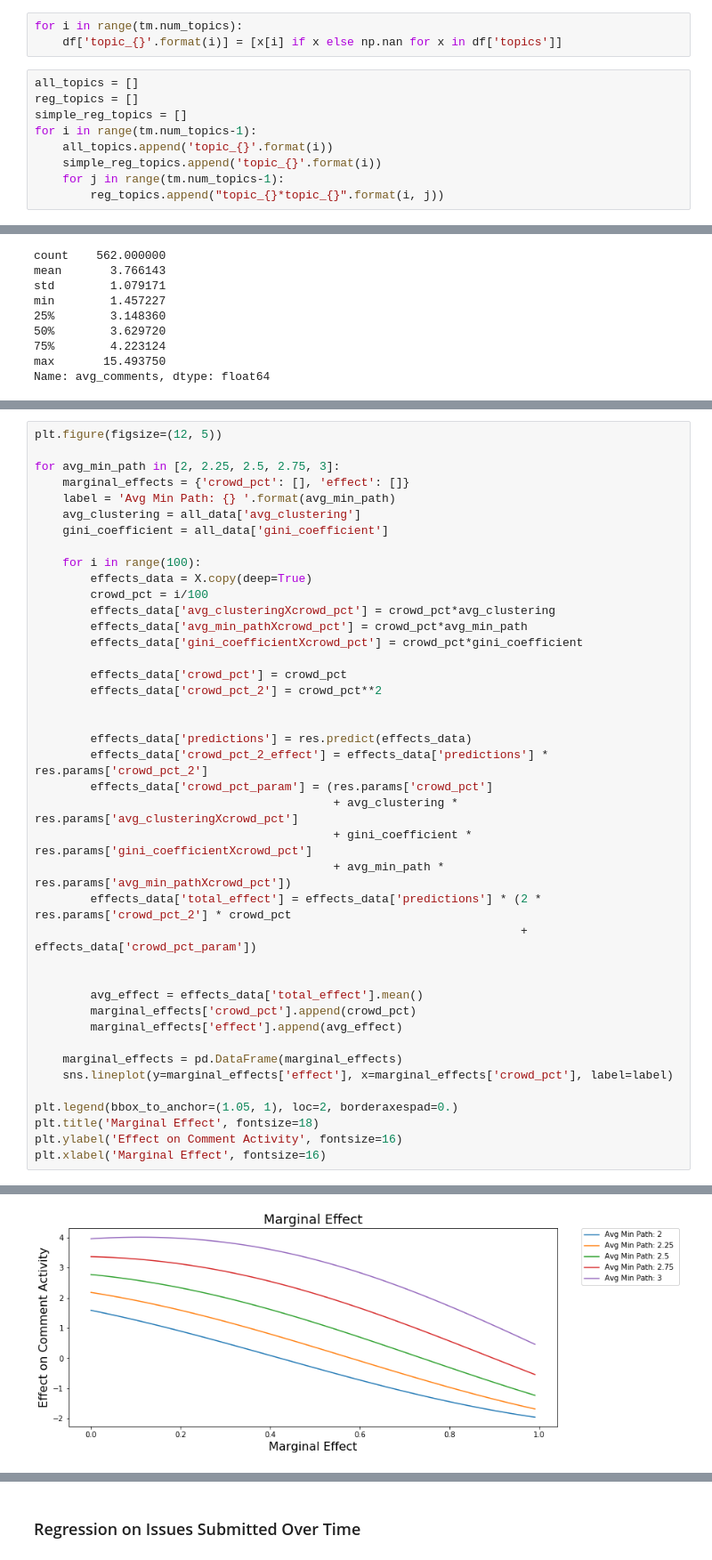
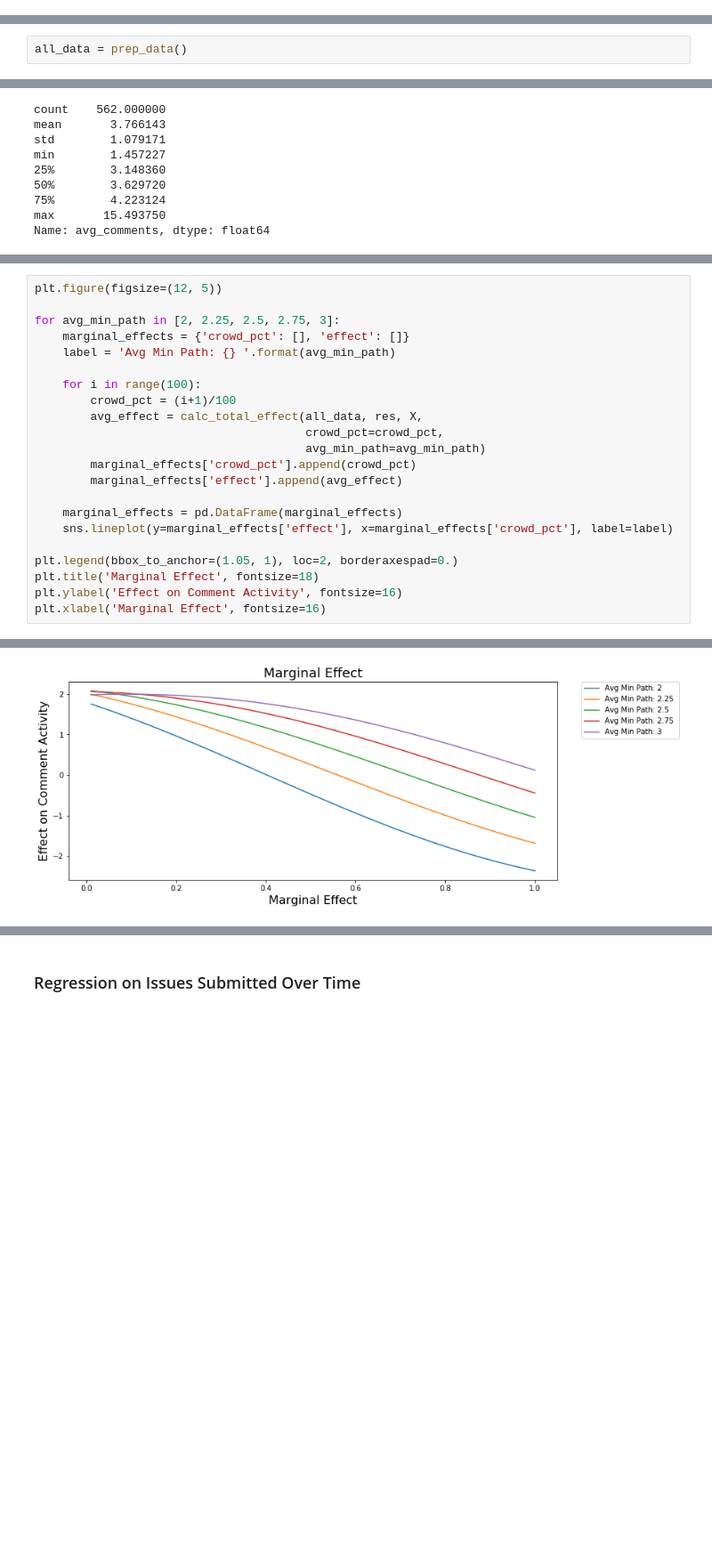
Before and after one commit to MthwRobinson/dissertation-research, a Jupyter notebook: research-notebooks/2-journal-article.ipynb, the cells around one changed output, grey strips where cells are left out. Shown at 89% size. Drawn from its saved outputs; the diff is of its cells as text; blank space fills up the shorter version.

```diff
--- a/research-notebooks/2-journal-article.ipynb
+++ b/research-notebooks/2-journal-article.ipynb
@@ -33,12 +15,0 @@ df.head()
-# %%
-for i in range(tm.num_topics):
-    df['topic_{}'.format(i)] = [x[i] if x else np.nan for x in df['topics']]
-# %%
-all_topics = []
-reg_topics = []
-simple_reg_topics = []
-for i in range(tm.num_topics-1):
-    all_topics.append('topic_{}'.format(i))
-    simple_reg_topics.append('topic_{}'.format(i))
-    for j in range(tm.num_topics-1):
-        reg_topics.append("topic_{}*topic_{}".format(i, j))
@@ -61,3 +16,5 @@ all_data.to_csv('/home/matt/research_data_25.csv', index=False)
+# %%
+all_data = prep_data()
 # %%
 base_columns = ['crowd_pct', 'crowd_pct_2',
                 'avg_clustering', 'avg_min_path', 'gini_coefficient',
@@ -455,47 +290,28 @@ Text(0.5, 0, 'Marginal Effect')
 # %%
 plt.figure(figsize=(12, 5))
 
 for avg_min_path in [2, 2.25, 2.5, 2.75, 3]:
     marginal_effects = {'crowd_pct': [], 'effect': []}
     label = 'Avg Min Path: {} '.format(avg_min_path)
-    avg_clustering = all_data['avg_clustering']
-    gini_coefficient = all_data['gini_coefficient']
 
     for i in range(100):
-        effects_data = X.copy(deep=True)
-        crowd_pct = i/100
-        effects_data['avg_clusteringXcrowd_pct'] = crowd_pct*avg_clustering
-        effects_data['avg_min_pathXcrowd_pct'] = crowd_pct*avg_min_path
-        effects_data['gini_coefficientXcrowd_pct'] = crowd_pct*gini_coefficient
-
-        effects_data['crowd_pct'] = crowd_pct
-        effects_data['crowd_pct_2'] = crowd_pct**2
-
-
-        effects_data['predictions'] = res.predict(effects_data)
-        effects_data['crowd_pct_2_effect'] = effects_data['predictions'] * res.params['crowd_pct_2']
-        effects_data['crowd_pct_param'] = (res.params['crowd_pct']
-                                           + avg_clustering * res.params['avg_clusteringXcrowd_pct']
-                                           + gini_coefficient * res.params['gini_coefficientXcrowd_pct']
-                                           + avg_min_path * res.params['avg_min_pathXcrowd_pct'])
-        effects_data['total_effect'] = effects_data['predictions'] * (2 * res.params['crowd_pct_2'] * crowd_pct
-                                                                      + effects_data['crowd_pct_param'])
-
-
-        avg_effect = effects_data['total_effect'].mean()
+        crowd_pct = (i+1)/100
+        avg_effect = calc_total_effect(all_data, res, X,
+                                       crowd_pct=crowd_pct,
+                                       avg_min_path=avg_min_path)
         marginal_effects['crowd_pct'].append(crowd_pct)
         marginal_effects['effect'].append(avg_effect)
 
     marginal_effects = pd.DataFrame(marginal_effects)
     sns.lineplot(y=marginal_effects['effect'], x=marginal_effects['crowd_pct'], label=label)
 
 plt.legend(bbox_to_anchor=(1.05, 1), loc=2, borderaxespad=0.)
 plt.title('Marginal Effect', fontsize=18)
 plt.ylabel('Effect on Comment Activity', fontsize=16)
 plt.xlabel('Marginal Effect', fontsize=16)
 # %% [output]
 Text(0.5, 0, 'Marginal Effect')
-[figure, old version]
+[figure, new version]
 # %%
 plt.figure(figsize=(12, 5))
 
```
Also changed, not shown: parts of 56 cells of this notebook, 1 other file.
